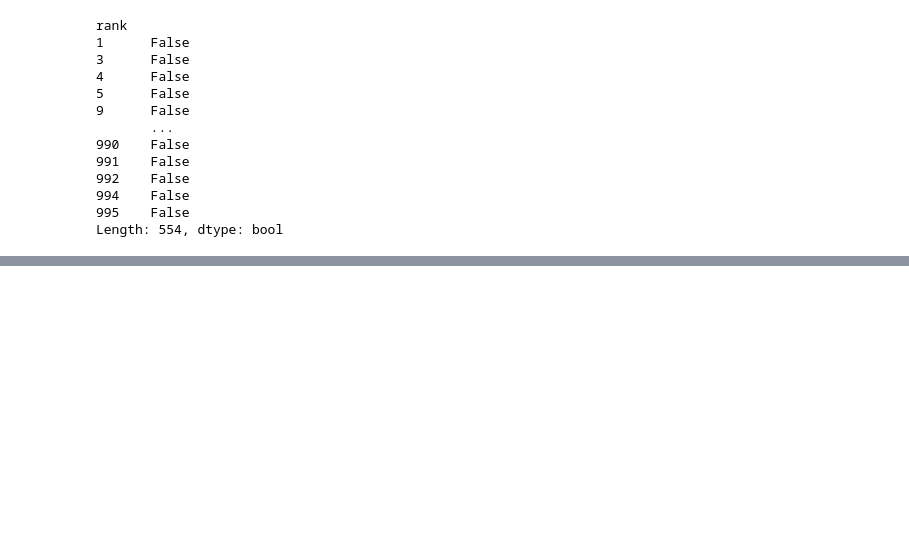
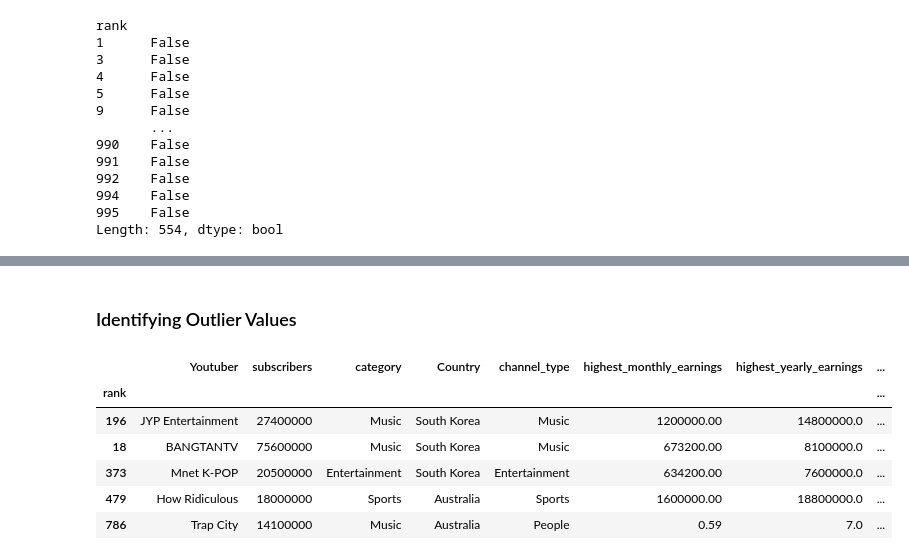
Before and after one commit to Siah2016/Youtube_Statistics, a Jupyter notebook: youtube.ipynb, the cells around one changed output, grey strips where cells are left out. Cells and saved outputs as stored; diff of their text form; code cells hidden in the pictures; blank space fills up the shorter version.

Commit message:
Identify and Removed Outlier

```diff
--- a/youtube.ipynb
+++ b/youtube.ipynb
@@ -105,0 +132,14 @@ Length: 554, dtype: bool
+# %% [markdown]
+### Identifying Outlier Values
+# %%
+sorted_df = removal_2_df.sort_values("Gross tertiary education enrollment (%)")
+
+sorted_df.tail()
+# %% [output]
+|  | Youtuber | subscribers | category | Country | channel_type | highest_monthly_earnings | highest_yearly_earnings | ... |
+| rank |  |  |  |  |  |  |  | ... |
+| 196 | JYP Entertainment | 27400000 | Music | South Korea | Music | 1200000.00 | 14800000.0 | ... |
+| 18 | BANGTANTV | 75600000 | Music | South Korea | Music | 673200.00 | 8100000.0 | ... |
+| 373 | Mnet K-POP | 20500000 | Entertainment | South Korea | Entertainment | 634200.00 | 7600000.0 | ... |
+| 479 | How Ridiculous | 18000000 | Sports | Australia | Sports | 1600000.00 | 18800000.0 | ... |
+| 786 | Trap City | 14100000 | Music | Australia | People | 0.59 | 7.0 | ... |
```
Also changed, not shown: parts of 7 cells of this notebook.
